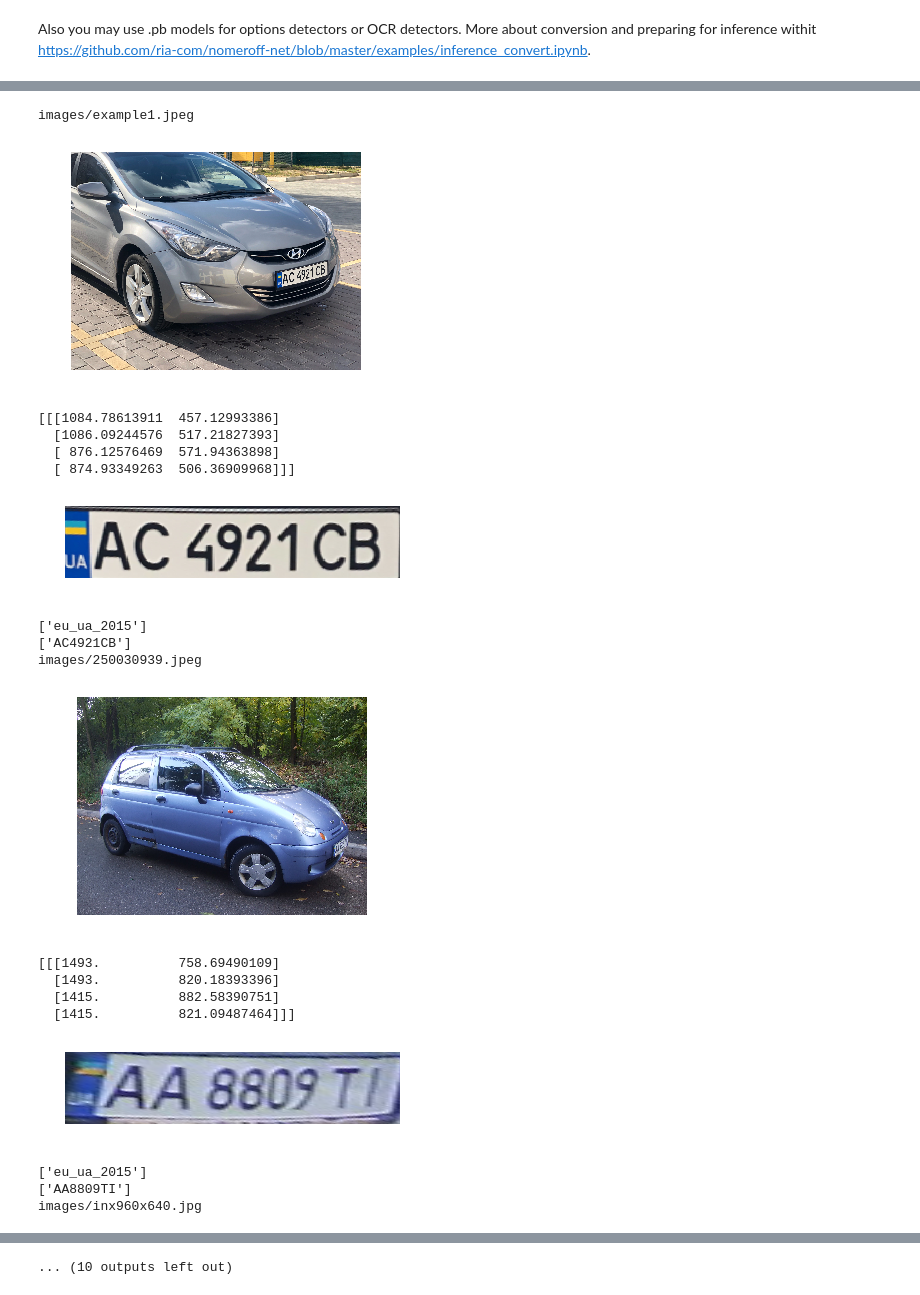
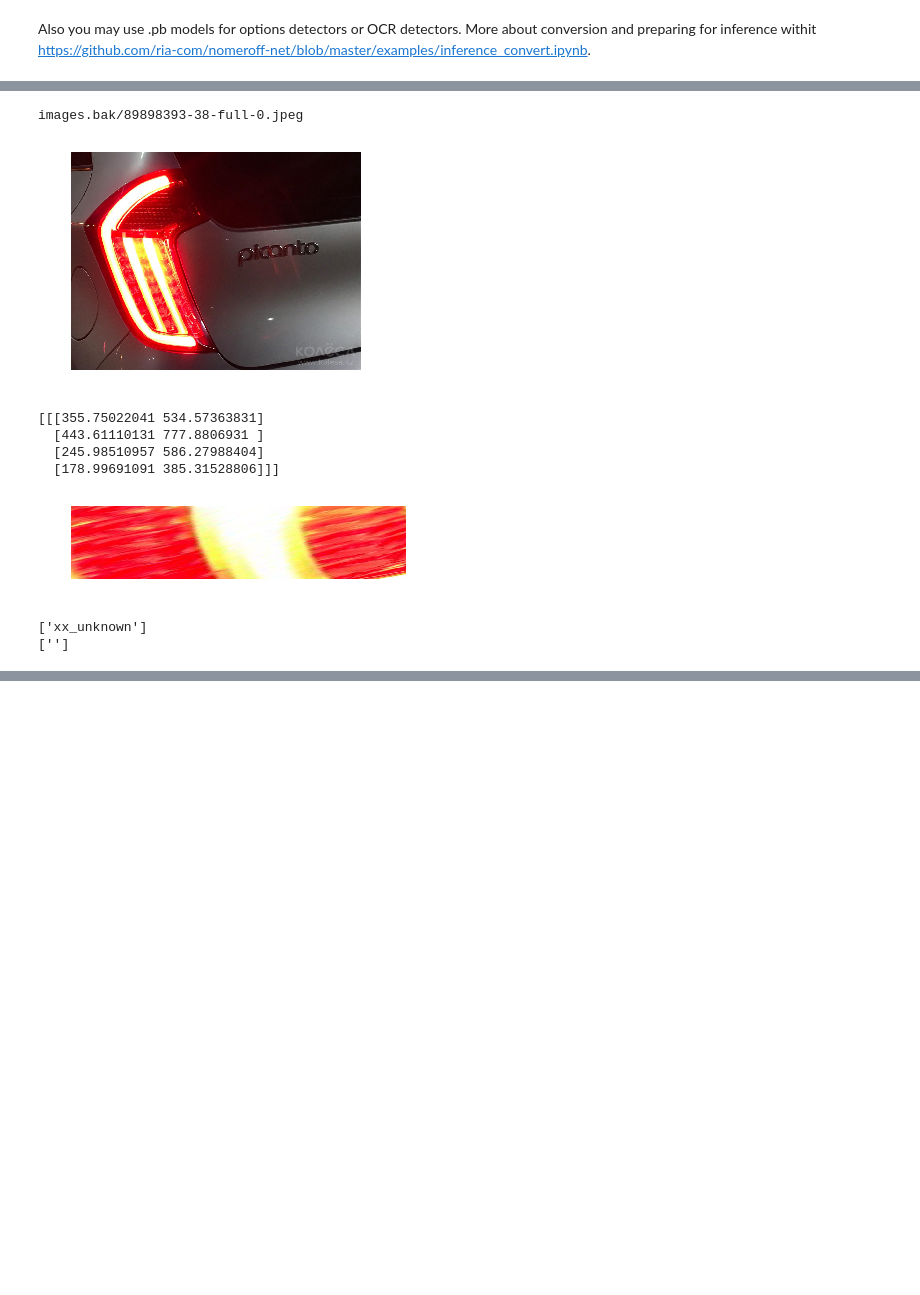
Before and after one commit to ria-com/nomeroff-net, a Jupyter notebook: examples/demo3.ipynb, the cells around one changed output, grey strips where cells are left out. Cells and saved outputs as stored; diff of their text form; code cells hidden in the pictures; blank space fills up the shorter version.

```diff
--- a/examples/demo3.ipynb
+++ b/examples/demo3.ipynb
@@ -24,7 +24,7 @@ MASK_RCNN_DIR = os.path.join(NOMEROFF_NET_DIR, 'Mask_RCNN')
 
 MASK_RCNN_LOG_DIR = os.path.join(NOMEROFF_NET_DIR, 'logs')
 MASK_RCNN_MODEL_PATH = os.path.join(NOMEROFF_NET_DIR, "models/mask_rcnn_numberplate_0700.h5")
-OPTIONS_MODEL_PATH =  os.path.join(NOMEROFF_NET_DIR, "models/numberplate_kz_options_2019_04_17.h5")
+OPTIONS_MODEL_PATH =  os.path.join(NOMEROFF_NET_DIR, "models/numberplate_options_2019_04_17.h5")
 
 # If you use gpu version tensorflow please change model to gpu version named like *-gpu.pb
 mode = "cpu"
@@ -92,6 +92,6 @@ W0418 11:22:26.486786 139761813550400 deprecation.py:237] From /usr/local/lib64/
 # %%
 # Walking through the ./examples/images/ directory and checking each of the images for license plates.
-rootDir = 'images/'
+rootDir = 'images.bak/'
 
 max_img_w = 1600
 for dirName, subdirList, fileList in os.walk(rootDir):
@@ -116,50 +116,40 @@ for dirName, subdirList, fileList in os.walk(rootDir):
             resized_img = img
 
         NP = nnet.detect([resized_img])
 
         # Generate image mask.
         cv_img_masks = await filters.cv_img_mask_async(NP)
 
         # Detect points.
-        arrPoints = await rectDetector.detectAsync(cv_img_masks, outboundHeightOffset=3-img_w_r)
+        arrPoints = await rectDetector.detectAsync(cv_img_masks, outboundHeightOffset=3-img_w_r, fixGeometry=True, fixRectangleAngle=10)
         print(arrPoints)
         arrPoints[..., 1:2] = arrPoints[..., 1:2]*img_h_r
         arrPoints[..., 0:1] = arrPoints[..., 0:1]*img_w_r
 
         # cut zones
         zones = await rectDetector.get_cv_zonesBGR_async(img, arrPoints)
         toShowZones = await rectDetector.get_cv_zonesRGB_async(img, arrPoints)
         for zone, points in zip(toShowZones, arrPoints):
             plt.axis("off")
             plt.imshow(zone)
             plt.show()
 
         # find standart
         regionIds, stateIds = optionsDetector.predict(zones)
         regionNames = optionsDetector.getRegionLabels(regionIds)
         print(regionNames)
 
         # find text with postprocessing by standart
         textArr = textDetector.predict(zones, regionNames)
         textArr = await textPostprocessingAsync(textArr, regionNames)
         print(textArr)
 # %% [output]
-images/example1.jpeg
+images.bak/89898393-38-full-0.jpeg
-[figure, old version]
+[figure, new version]
-[[[1084.78613911  457.12993386]
-  [1086.09244576  517.21827393]
-  [ 876.12576469  571.94363898]
-  [ 874.93349263  506.36909968]]]
+[[[355.75022041 534.57363831]
+  [443.61110131 777.8806931 ]
+  [245.98510957 586.27988404]
+  [178.99691091 385.31528806]]]
-[figure, old version]
+[figure, new version]
-['eu_ua_2015']
-['AC4921CB']
-images/250030939.jpeg
+['xx_unknown']
+['']
-[figure, removed]
-[[[1493.          758.69490109]
-  [1493.          820.18393396]
-  [1415.          882.58390751]
-  [1415.          821.09487464]]]
-[figure, removed]
-['eu_ua_2015']
-['AA8809TI']
-images/inx960x640.jpg
@@ -172 +155,0 @@ images/inx960x640.jpg
-... (10 outputs left out)
```
Also changed, not shown: parts of 2 cells of this notebook, 1 other file.
